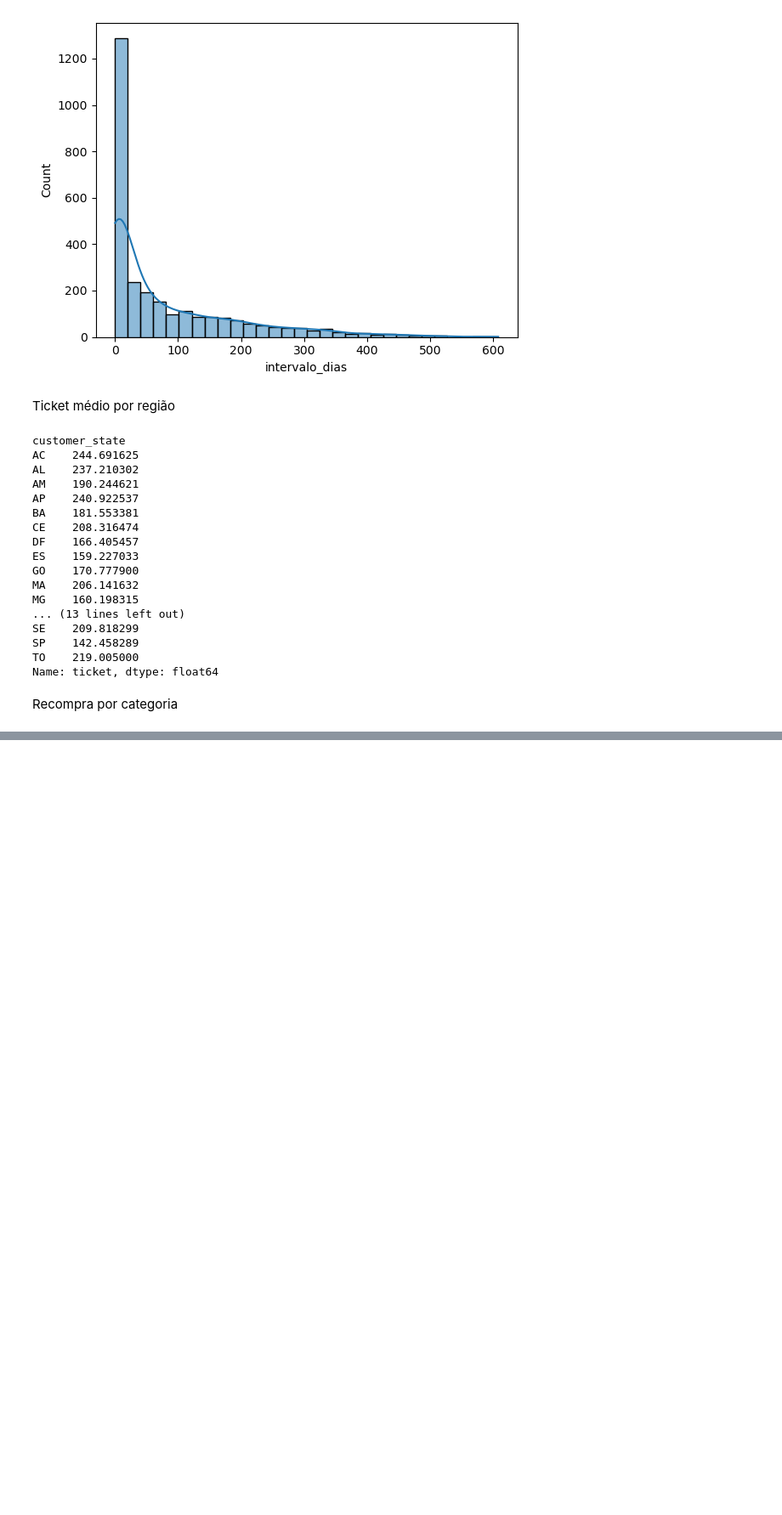
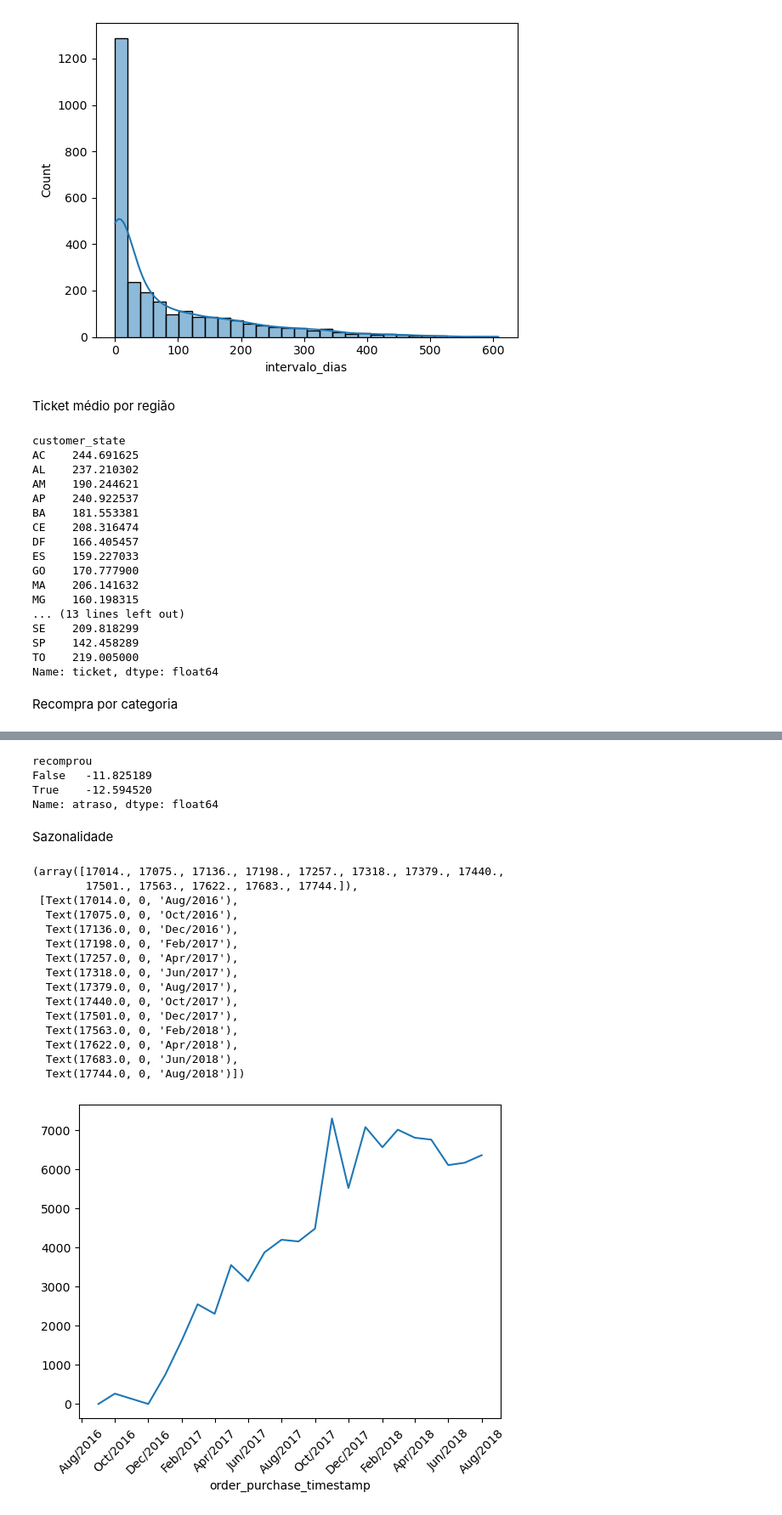
Before and after one commit to lsales7/ml-project, a Jupyter notebook: notebooks/eda.ipynb, the cells around one changed output, grey strips where cells are left out. Shown at 85% size. Cells and saved outputs as stored; diff of their text form; code cells hidden in the pictures; blank space fills up the shorter version.

Commit message:
sazonalidade

```diff
--- a/notebooks/eda.ipynb
+++ b/notebooks/eda.ipynb
@@ -145,0 +169,54 @@ resumo
+# %%
+#Atraso por pedido
+
+pedidos_ordenados['atraso'] = (
+    pd.to_datetime(pedidos_ordenados['order_delivered_customer_date'])
+    - pd.to_datetime(pedidos_ordenados['order_estimated_delivery_date'])
+).dt.days
+
+#remover pedidos sem data de entrega
+pedidos_com_atraso = pedidos_ordenados.dropna(subset=['atraso'])
+# %%
+#Atraso médio por cliente
+atraso_por_cliente = pedidos_com_atraso.groupby('customer_unique_id')['atraso'].mean()
+
+#juntar com recompra
+comparacao = atraso_por_cliente.to_frame(name='atraso').join(recompra_identificador)
+
+#comparar as médias
+comparacao.groupby('recomprou')['atraso'].mean()
+# %% [output]
+recomprou
+False   -11.825189
+True    -12.594520
+Name: atraso, dtype: float64
+# %% [markdown]
+Sazonalidade
+# %%
+volume_mensal = pedidos_ordenados.groupby(
+    pedidos_ordenados['order_purchase_timestamp'].dt.to_period('M')
+)['order_id'].count()
+
+#plotando gráfico
+volume_mensal.index = volume_mensal.index.to_timestamp()
+ax = sns.lineplot(x=volume_mensal.index, y=volume_mensal.values)
+ax.xaxis.set_major_locator(mdates.MonthLocator(interval=2))
+ax.xaxis.set_major_formatter(mdates.DateFormatter('%b/%Y'))
+plt.xticks(rotation=45)
+# %% [output]
+(array([17014., 17075., 17136., 17198., 17257., 17318., 17379., 17440.,
+        17501., 17563., 17622., 17683., 17744.]),
+ [Text(17014.0, 0, 'Aug/2016'),
+  Text(17075.0, 0, 'Oct/2016'),
+  Text(17136.0, 0, 'Dec/2016'),
+  Text(17198.0, 0, 'Feb/2017'),
+  Text(17257.0, 0, 'Apr/2017'),
+  Text(17318.0, 0, 'Jun/2017'),
+  Text(17379.0, 0, 'Aug/2017'),
+  Text(17440.0, 0, 'Oct/2017'),
+  Text(17501.0, 0, 'Dec/2017'),
+  Text(17563.0, 0, 'Feb/2018'),
+  Text(17622.0, 0, 'Apr/2018'),
+  Text(17683.0, 0, 'Jun/2018'),
+  Text(17744.0, 0, 'Aug/2018')])
+[figure, added]
```
Also changed, not shown: parts of 7 cells of this notebook.
